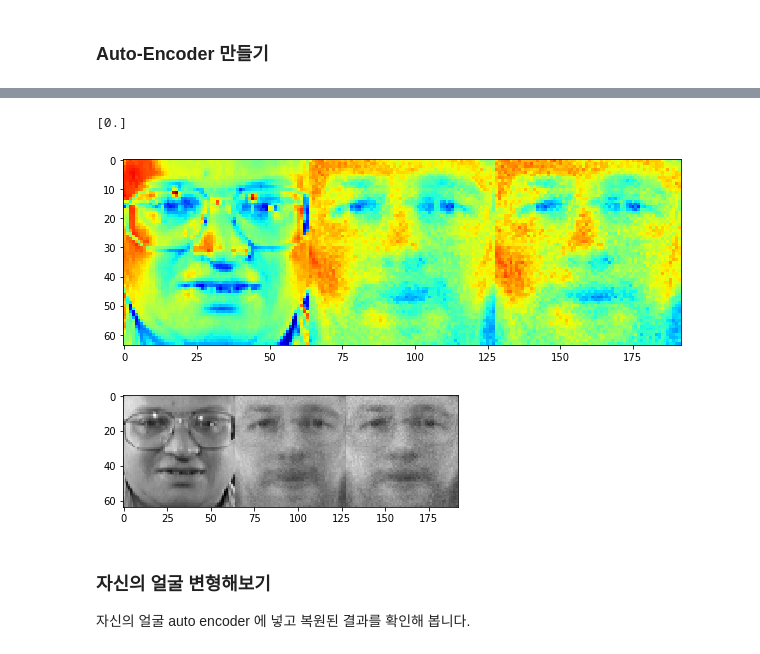
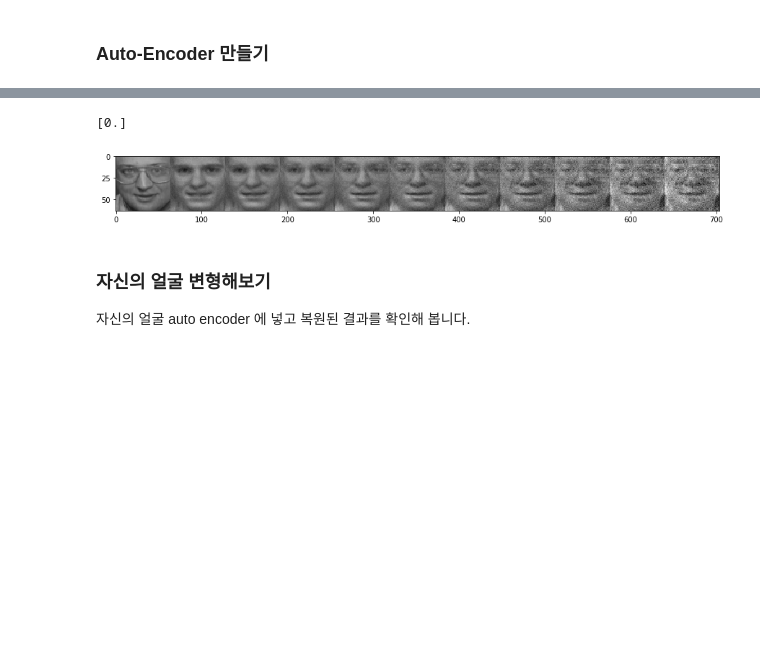
Before and after one commit to public-ai/ALAI_Homework, a Jupyter notebook: homework/week_8/insun/Week8_face_autoencoder.ipynb, the cells around one changed output, grey strips where cells are left out. Cells and saved outputs as stored; diff of their text form; code cells hidden in the pictures; blank space fills up the shorter version.

```diff
--- a/homework/week_8/insun/Week8_face_autoencoder.ipynb
+++ b/homework/week_8/insun/Week8_face_autoencoder.ipynb
@@ -128,25 +204,28 @@ with graph.as_default() :
     # Adam Optimizer
     train_op = tf.train.AdamOptimizer(lr).minimize(loss)
 # %%
+
 with graph.as_default() :
     # Session
     sess = tf.Session()
     sess.run(tf.global_variables_initializer())
 
-    # instance 생성
-    provider = DataProvider(train_images)
-
     # Training
-    batch_size = 40
-    n_epoch = 1000
-    n_step = int(len(train_images) / batch_size)
+    batch_size = 30
+    n_epoch = 300
+    n_step = int(len(train_images) // batch_size)  # //은 몫이다.
     learing_rate = 0.0001
 
+    # instance 생성
+    # provider = DataProvider(train_images)
+    train_generator = cifar_generator(train_images, batch_size)
+
     loss_list = []
-    for e in range(n_epoch):  # 10000
+    for e in tqdm(range(n_epoch)):  # 10000
+
         for i in range(n_step): # 7
-            batch_xs = provider.next_batch(batch_size)
-            # Training
+            batch_xs = next(train_generator)
+            # batch_xs = provider.next_batch(batch_size)
             _ = sess.run(train_op, feed_dict={ xs: batch_xs, lr:learing_rate})  # 헐 feed_dict에서 key와 값의 이름이 같으면 안된다.. lr:lr <<--- 이런 case
 
             # 폴더를 생성합니다.
@@ -169,37 +248,36 @@ plt.show()
 ![Imgur](https://i.imgur.com/Ehc5Miw.png)
 # %%
 # code에 offset 추가
-sample = test_images[1:2]
-offset = np.zeros(shape=(1,128), dtype=np.float32)
+sample = test_images[0:1] # (1, 4096)
+offset = np.zeros(shape=(1,16), dtype=np.float32)
 print(offset[:,3])
 
 # 복원된 이미지가 저장됩니다.
 offset_images = []
 
 # offset vector 의 element 는 모두 0 입니다.
 # offset vector 에 특정 element 에 0.1 씩 더한후 결과를 다시 코드(code)에 주입합니다.
 # 코드에 주입한 후 reconstruct 된 결과를 offset_images 에 저장합니다.
 with graph.as_default() :
     offset_number = 3
-    for i in np.arange(0, 1, 0.1):
+    for i in np.linspace(0, 1, num=10) :
         offset[:,offset_number] = i
         #recon_noise = sess.run(code, feed_dict={tmp:offset})  ### Code에 feed_dict 가능!
         recon_noise_img = sess.run(reconstruction, feed_dict={xs:sample, tmp:offset})
-        offset_images.append(recon_noise_img)
-
+        offset_images.append(np.reshape(recon_noise_img, (64,64)))
     # 이미지를 가로로 붙여 한장의 이미지로 만듭니다.
     # 가장 왼쪽부터 original image, reconstruct image ,offset 에 0.1 씩 더해진 이미지
 
-    plt.figure(figsize=(10,7))
-    faces = np.concatenate([np.reshape(sample, [64, 64]), np.reshape(offset_images[0], [64, 64]), np.reshape(offset_images[9], [64, 64])], axis=1)
-    plt.imshow(faces, cmap='jet')
-    plt.show()
+    plt.figure(figsize=(15,5))
+    faces = np.concatenate([offset_images[i] for i in range(10)], axis=1)
+    faces = np.concatenate([np.reshape(sample, [64, 64]), faces], axis=1)
+    # plt.imshow(faces, cmap='jet')
+    # plt.show()
     plt.imshow(faces, cmap='gray')
     plt.show()
 # %% [output]
 [0.]
-[figure, old version]
+[figure, new version]
-[figure, removed]
 # %% [markdown]
 ### 자신의 얼굴 변형해보기
 
```
Also changed, not shown: parts of 8 cells of this notebook.
